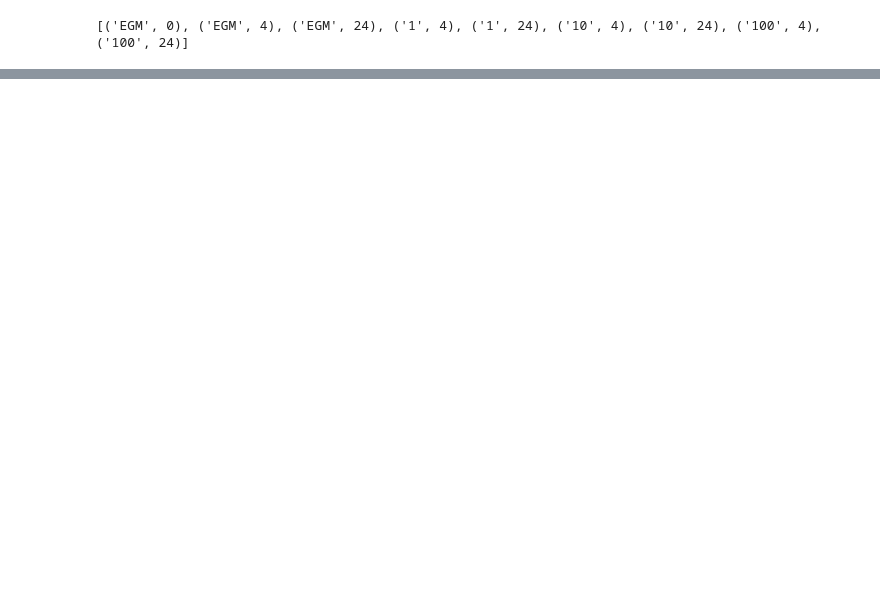
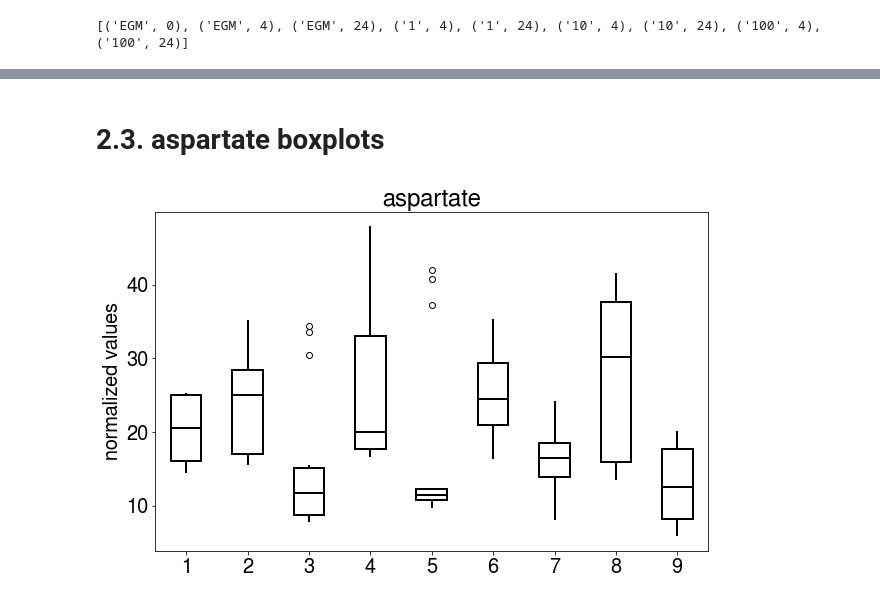
Before and after one commit to adelomana/HUVECs, a Jupyter notebook: untargetted/analysis.ipynb, the cells around one changed output, grey strips where cells are left out. Saved outputs shown, nothing was run; the diff lists cells and outputs as text; code cells hidden in the pictures; blank space fills up the shorter version.

```diff
--- a/untargetted/analysis.ipynb
+++ b/untargetted/analysis.ipynb
@@ -80,0 +226,10 @@ matplotlib.pyplot.tight_layout()
+# %% [markdown]
+# 2.3. aspartate boxplots
+# %%
+matplotlib.pyplot.boxplot(all_values, boxprops={'lw':2, 'facecolor':'white'}, medianprops={'lw':2, 'color':'black'}, whiskerprops={'lw':2}, showcaps=False, patch_artist=True)
+
+matplotlib.pyplot.ylabel('normalized values')
+matplotlib.pyplot.title('aspartate')
+matplotlib.pyplot.tight_layout()
+# %% [output]
+[figure, added]
```
Also changed, not shown: parts of 31 cells of this notebook.
